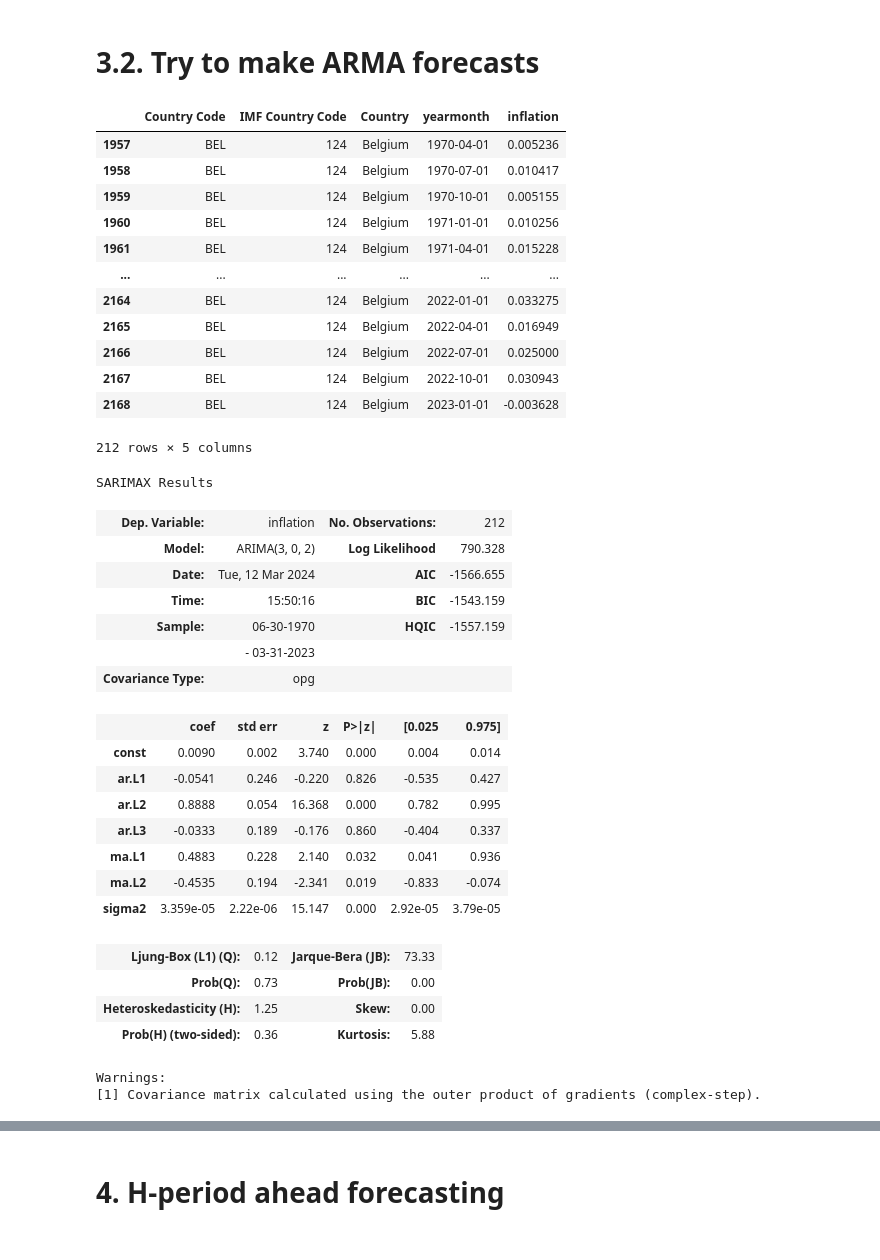
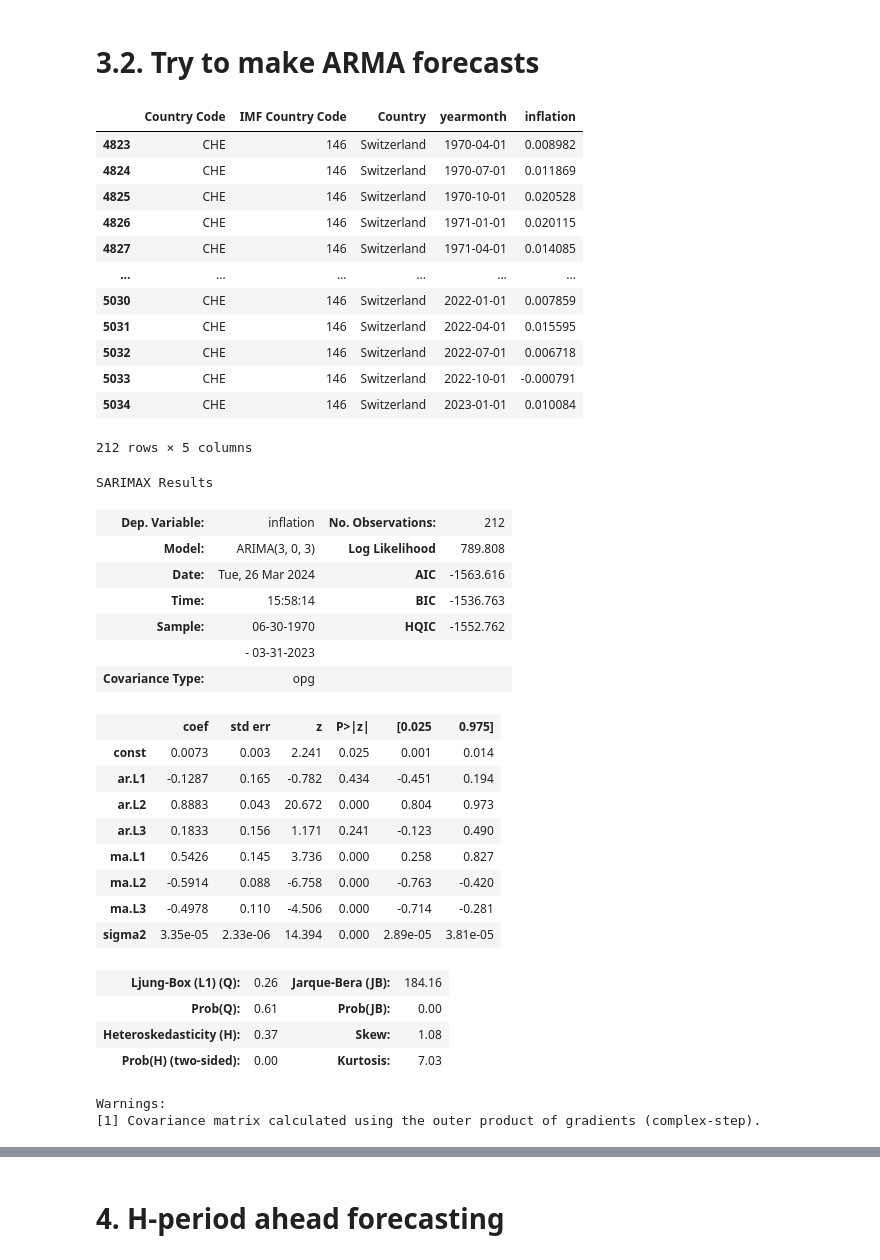
Before and after one commit to mvanaltvorst/seminar, a Jupyter notebook: notebooks/models/armax_model.ipynb, the cells around one changed output, grey strips where cells are left out. Saved outputs shown, nothing was run; the diff lists cells and outputs as text; code cells hidden in the pictures.

```diff
--- a/notebooks/models/armax_model.ipynb
+++ b/notebooks/models/armax_model.ipynb
@@ -33,0 +36,4 @@ model
+# %%
+modelARMA = ARMAXModel()
+exogenous_vars = ["gdp_growth", "interest_rate", "unemployment_rate", "commodity_CRUDE_PETRO", "commodity_iNATGAS", "commodity_iAGRICULTURE", "commodity_iMETMIN", "commodity_iPRECIOUSMET"]
+modelARMAX = ARMAXModel(exogenous_columns = exogenous_vars)
@@ -50,6 +68,10 @@ df_inflation
 # %%
 from warnings import filterwarnings
 
+select = df_exog.Country.apply(lambda x : x in countries)
+dfExogtoUse = df_exog[select].copy()
+
 filterwarnings('ignore')
-model.fit(df_inflation)
+modelARMA.fit(df_inflation)
+modelARMAX.fit(dfExogtoUse)
 # %%
@@ -135,46 +229,47 @@ model.predict(df_inflation)
 # %% [markdown]
 # 3.2. Try to make ARMA forecasts
 # %%
-data = df_inflation[df_inflation["Country"] == "Belgium"]
+data = df_inflation[df_inflation["Country"] == "Switzerland"]
 data
 # %% [output]
 |  | Country Code | IMF Country Code | Country | yearmonth | inflation |
-| 1957 | BEL | 124 | Belgium | 1970-04-01 | 0.005236 |
-| 1958 | BEL | 124 | Belgium | 1970-07-01 | 0.010417 |
-| 1959 | BEL | 124 | Belgium | 1970-10-01 | 0.005155 |
-| 1960 | BEL | 124 | Belgium | 1971-01-01 | 0.010256 |
-| 1961 | BEL | 124 | Belgium | 1971-04-01 | 0.015228 |
+| 4823 | CHE | 146 | Switzerland | 1970-04-01 | 0.008982 |
+| 4824 | CHE | 146 | Switzerland | 1970-07-01 | 0.011869 |
+| 4825 | CHE | 146 | Switzerland | 1970-10-01 | 0.020528 |
+| 4826 | CHE | 146 | Switzerland | 1971-01-01 | 0.020115 |
+| 4827 | CHE | 146 | Switzerland | 1971-04-01 | 0.014085 |
 | ... | ... | ... | ... | ... | ... |
-| 2164 | BEL | 124 | Belgium | 2022-01-01 | 0.033275 |
-| 2165 | BEL | 124 | Belgium | 2022-04-01 | 0.016949 |
-| 2166 | BEL | 124 | Belgium | 2022-07-01 | 0.025000 |
-| 2167 | BEL | 124 | Belgium | 2022-10-01 | 0.030943 |
-| 2168 | BEL | 124 | Belgium | 2023-01-01 | -0.003628 |
+| 5030 | CHE | 146 | Switzerland | 2022-01-01 | 0.007859 |
+| 5031 | CHE | 146 | Switzerland | 2022-04-01 | 0.015595 |
+| 5032 | CHE | 146 | Switzerland | 2022-07-01 | 0.006718 |
+| 5033 | CHE | 146 | Switzerland | 2022-10-01 | -0.000791 |
+| 5034 | CHE | 146 | Switzerland | 2023-01-01 | 0.010084 |
 212 rows × 5 columns
 # %%
-mdl = model.models["Belgium"]
+mdl = modelARMA.models["Switzerland"]
 mdl.summary()
 # %% [output]
 SARIMAX Results
 | Dep. Variable: | inflation | No. Observations: | 212 |
-| Model: | ARIMA(3, 0, 2) | Log Likelihood | 790.328 |
-| Date: | Tue, 12 Mar 2024 | AIC | -1566.655 |
-| Time: | 15:50:16 | BIC | -1543.159 |
-| Sample: | 06-30-1970 | HQIC | -1557.159 |
+| Model: | ARIMA(3, 0, 3) | Log Likelihood | 789.808 |
+| Date: | Tue, 26 Mar 2024 | AIC | -1563.616 |
+| Time: | 15:58:14 | BIC | -1536.763 |
+| Sample: | 06-30-1970 | HQIC | -1552.762 |
 |  | - 03-31-2023 |  |  |
 | Covariance Type: | opg |  |  |
 |  | coef | std err | z | P>|z| | [0.025 | 0.975] |
-| const | 0.0090 | 0.002 | 3.740 | 0.000 | 0.004 | 0.014 |
-| ar.L1 | -0.0541 | 0.246 | -0.220 | 0.826 | -0.535 | 0.427 |
-| ar.L2 | 0.8888 | 0.054 | 16.368 | 0.000 | 0.782 | 0.995 |
-| ar.L3 | -0.0333 | 0.189 | -0.176 | 0.860 | -0.404 | 0.337 |
-| ma.L1 | 0.4883 | 0.228 | 2.140 | 0.032 | 0.041 | 0.936 |
-| ma.L2 | -0.4535 | 0.194 | -2.341 | 0.019 | -0.833 | -0.074 |
-| sigma2 | 3.359e-05 | 2.22e-06 | 15.147 | 0.000 | 2.92e-05 | 3.79e-05 |
+| const | 0.0073 | 0.003 | 2.241 | 0.025 | 0.001 | 0.014 |
+| ar.L1 | -0.1287 | 0.165 | -0.782 | 0.434 | -0.451 | 0.194 |
+| ar.L2 | 0.8883 | 0.043 | 20.672 | 0.000 | 0.804 | 0.973 |
+| ar.L3 | 0.1833 | 0.156 | 1.171 | 0.241 | -0.123 | 0.490 |
+| ma.L1 | 0.5426 | 0.145 | 3.736 | 0.000 | 0.258 | 0.827 |
+| ma.L2 | -0.5914 | 0.088 | -6.758 | 0.000 | -0.763 | -0.420 |
+| ma.L3 | -0.4978 | 0.110 | -4.506 | 0.000 | -0.714 | -0.281 |
+| sigma2 | 3.35e-05 | 2.33e-06 | 14.394 | 0.000 | 2.89e-05 | 3.81e-05 |
-| Ljung-Box (L1) (Q): | 0.12 | Jarque-Bera (JB): | 73.33 |
-| Prob(Q): | 0.73 | Prob(JB): | 0.00 |
-| Heteroskedasticity (H): | 1.25 | Skew: | 0.00 |
-| Prob(H) (two-sided): | 0.36 | Kurtosis: | 5.88 |
+| Ljung-Box (L1) (Q): | 0.26 | Jarque-Bera (JB): | 184.16 |
+| Prob(Q): | 0.61 | Prob(JB): | 0.00 |
+| Heteroskedasticity (H): | 0.37 | Skew: | 1.08 |
+| Prob(H) (two-sided): | 0.00 | Kurtosis: | 7.03 |
 Warnings:
 [1] Covariance matrix calculated using the outer product of gradients (complex-step).
 # %%
```
Also changed, not shown: parts of 25 cells of this notebook.
